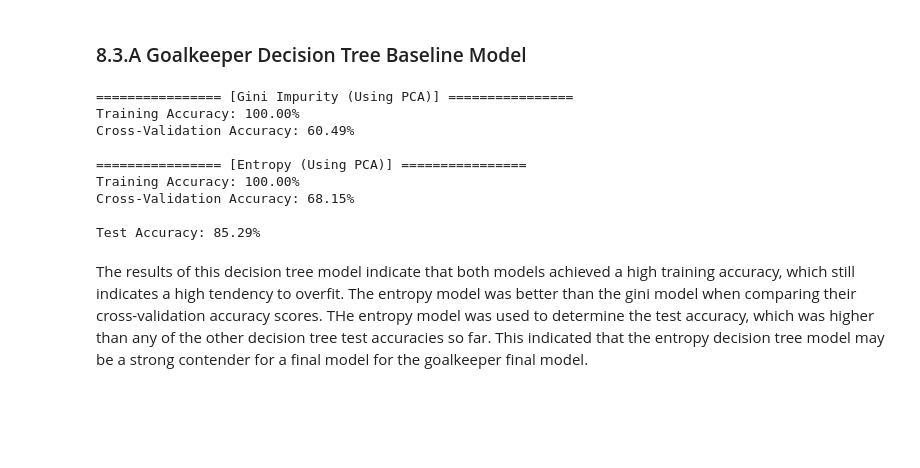
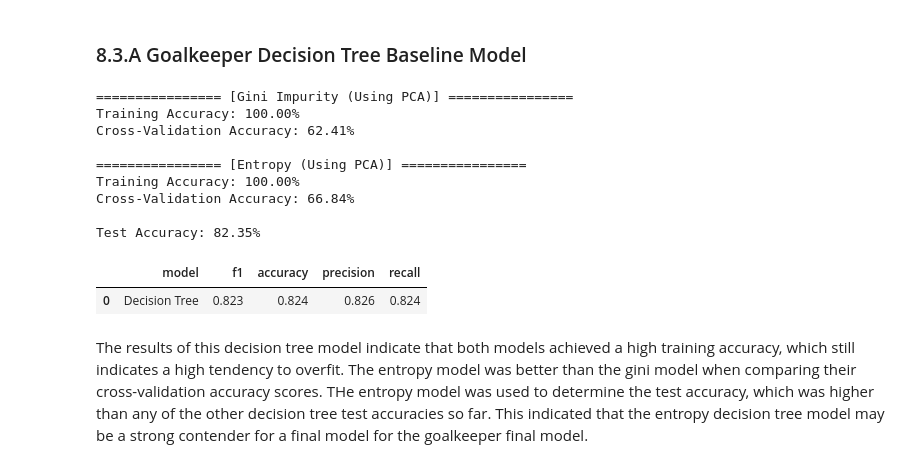
Before and after one commit to kezeani/109aproject, a Jupyter notebook: project.ipynb, the cells around one changed output. Cells and saved outputs as stored; diff of their text form; code cells hidden in the pictures; blank space fills up the shorter version.

```diff
--- a/project.ipynb
+++ b/project.ipynb
@@ -861,9 +861,8 @@ y_train = goalkeepers_train['Comp']
 y_test = goalkeepers_test['Comp']
 
 pca = PCA()
-pca1 = PCA()
 goalkeepers_pca= pca.fit_transform(numeric_train)
-goalkeepers_pca1= pca1.fit_transform(numeric_test)
+goalkeepers_pca1= pca.transform(numeric_test)
 
 explained_variance_ratio = pca.explained_variance_ratio_
 cumulative_variance = np.cumsum(explained_variance_ratio)
@@ -1009,36 +1008,51 @@ cv_acc_entropy = df_entropy['mean_cv'].iloc[best_entropy]
 
 print("================ [Gini Impurity (Using PCA)] ================")
 print("Training Accuracy: {:.2%}".format(acc_trees_train_gini))
 print("Cross-Validation Accuracy: {:.2%}".format(cv_acc_gini))
 
 print("\n================ [Entropy (Using PCA)] ================")
 print("Training Accuracy: {:.2%}".format(acc_trees_train_entropy))
 print("Cross-Validation Accuracy: {:.2%}".format(cv_acc_entropy))
 
 # Select the best model
 if cv_acc_gini >= cv_acc_entropy:
     model = model_tree_gini
 else:
     model = model_tree_entropy
 
 
 pred = model.predict(x_test)
 test_acc = accuracy_score(y_test, pred)
 print("\nTest Accuracy: {:.2%}".format(test_acc))
 
+goalkeepers_results_df = pd.DataFrame(columns=['model', 'f1', 'accuracy', 'precision', ])
+new_row = pd.DataFrame({
+    'model': ['Decision Tree'],
+    'f1': [round(f1_score(y_test, pred, average='weighted'),4)],
+    'accuracy': [round(accuracy_score(y_test, pred), 4)],
+    'precision': [round(precision_score(y_test, pred, average='weighted'), 4)],
+    'recall': [round(recall_score(y_test, pred, average='weighted'), 4)]
+})
+
+goalkeepers_results_df = pd.concat([goalkeepers_results_df, new_row], ignore_index=True)
+display(goalkeepers_results_df)
+
+
 # Save predictions
 pred_df = pd.DataFrame({'Player': goalkeepers_test['Player'], 'League': pred})
 pred_df.to_csv('goalkeeper_predictions.csv', index=False)
 # %% [output]
 ================ [Gini Impurity (Using PCA)] ================
 Training Accuracy: 100.00%
-Cross-Validation Accuracy: 60.49%
+Cross-Validation Accuracy: 62.41%
 
 ================ [Entropy (Using PCA)] ================
 Training Accuracy: 100.00%
-Cross-Validation Accuracy: 68.15%
+Cross-Validation Accuracy: 66.84%
 
-Test Accuracy: 85.29%
+Test Accuracy: 82.35%
+|  | model | f1 | accuracy | precision | recall |
+| 0 | Decision Tree | 0.823 | 0.824 | 0.826 | 0.824 |
 # %% [markdown]
 The results of this decision tree model indicate that both models achieved a high training accuracy, which still indicates a high tendency to overfit. The entropy model was better than the gini model when comparing their cross-validation accuracy scores. THe entropy model was used to determine the test accuracy, which was higher than any of the other decision tree test accuracies so far. This indicated that the entropy decision tree model may be a strong contender for a final model for the goalkeeper final model.
 # %% [markdown]
```
Also changed, not shown: parts of 6 cells of this notebook, 4 other files.
